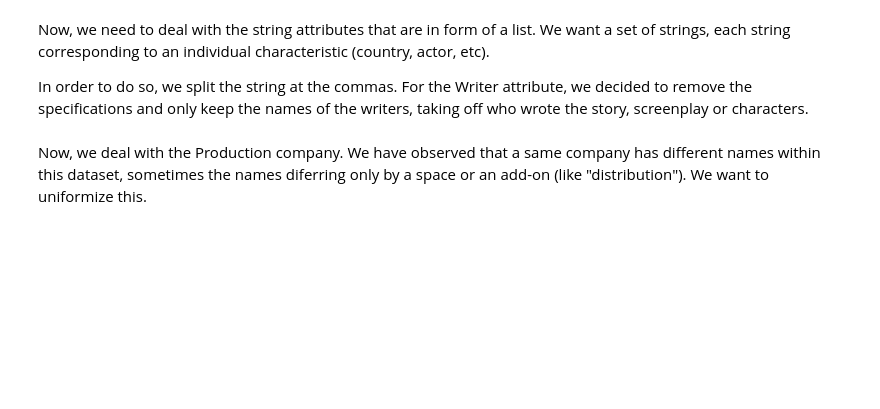
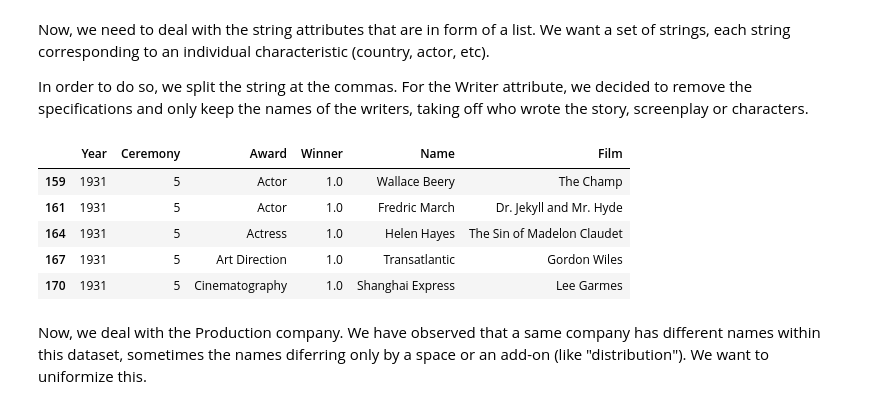
Before and after one commit to illorens/Project_NTDS, a Jupyter notebook: Analysis.ipynb, the cells around one changed output. Saved outputs shown, nothing was run; the diff lists cells and outputs as text; code cells hidden in the pictures; blank space fills up the shorter version.

```diff
--- a/Analysis.ipynb
+++ b/Analysis.ipynb
@@ -226,3 +237,21 @@ dataframe_['Language'] = dataframe_['Language'].apply(lambda x: set(x.split(', '
 # %%
 dataframe_['Writer'] = dataframe_['Writer'].apply(lambda x: re.sub(" [\(\[].*?[\)\]]", "", x))
 dataframe_['Writer'] = dataframe_['Writer'].apply(lambda x: set(x.split(', ')))
+# %%
+oscars_df = pd.read_csv('../Data/oscars.csv')
+# Actor & actress (supporting or Leading role)
+# Directing, Directing (Comedy Picture), Directing (Dramatic Picture)
+# All the Writings
+
+set(oscars_df.Award)
+oscars_df.Year = oscars_df.Year.apply(lambda x: int(x[0:4]) if len(x) > 4 else int(x))
+oscars_df= oscars_df[oscars_df.Year.apply(lambda x: x > 1930)].dropna()
+# %%
+oscars_df.head()
+# %% [output]
+|  | Year | Ceremony | Award | Winner | Name | Film |
+| 159 | 1931 | 5 | Actor | 1.0 | Wallace Beery | The Champ |
+| 161 | 1931 | 5 | Actor | 1.0 | Fredric March | Dr. Jekyll and Mr. Hyde |
+| 164 | 1931 | 5 | Actress | 1.0 | Helen Hayes | The Sin of Madelon Claudet |
+| 167 | 1931 | 5 | Art Direction | 1.0 | Transatlantic | Gordon Wiles |
+| 170 | 1931 | 5 | Cinematography | 1.0 | Shanghai Express | Lee Garmes |
```
Also changed, not shown: parts of 19 cells of this notebook.
